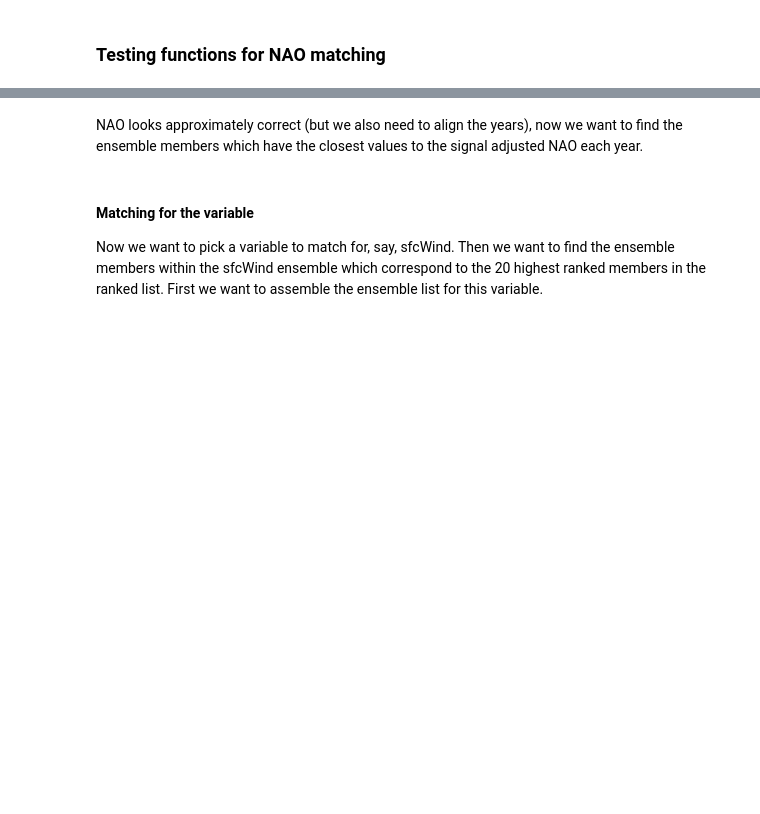
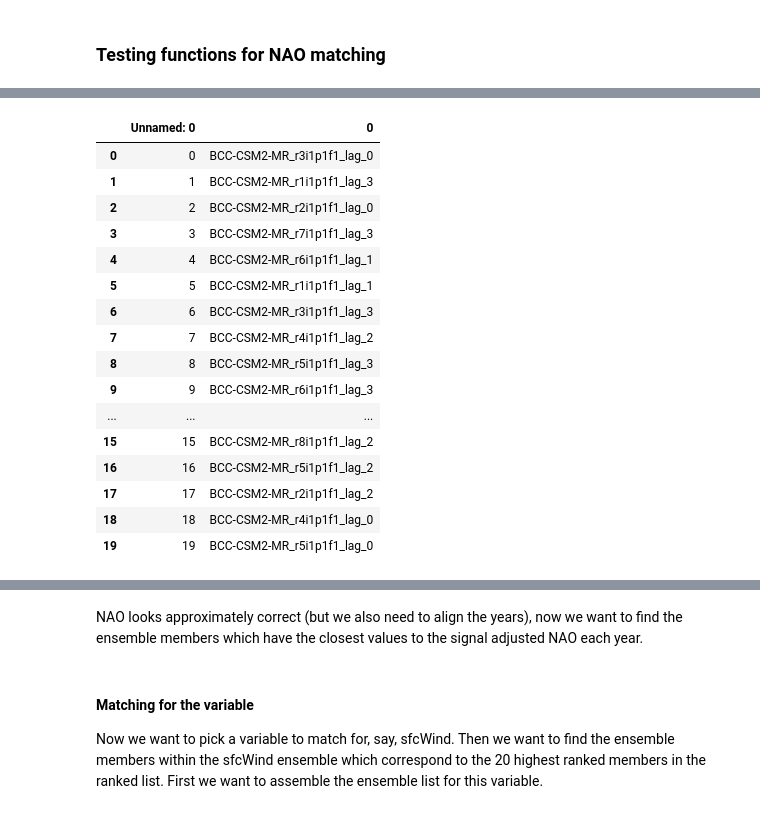
Before and after one commit to benhutchmet/lagging-NAO-test-suite, a Jupyter notebook: testing/testing-nao-matching.ipynb, the cells around one changed output, grey strips where cells are left out. Cells and saved outputs as stored; diff of their text form; code cells hidden in the pictures; blank space fills up the shorter version.

```diff
--- a/testing/testing-nao-matching.ipynb
+++ b/testing/testing-nao-matching.ipynb
@@ -26,0 +49,5 @@ import alternate_lag_functions as funcs
+# %%
+# load in overlapping members 1969
+overlapping_members_1969 = pd.read_csv(
+    "/gws/nopw/j04/canari/users/benhutch/nao_stats_df/testing_nao_matching/overlapping_members_1969_1711017114.6193454.csv"
+)
@@ -26,0 +79,21 @@ import alternate_lag_functions as funcs
+# %%
+# overlapping members 1969
+overlapping_members_1969
+# %% [output]
+|  | Unnamed: 0 | 0 |
+| 0 | 0 | BCC-CSM2-MR_r3i1p1f1_lag_0 |
+| 1 | 1 | BCC-CSM2-MR_r1i1p1f1_lag_3 |
+| 2 | 2 | BCC-CSM2-MR_r2i1p1f1_lag_0 |
+| 3 | 3 | BCC-CSM2-MR_r7i1p1f1_lag_3 |
+| 4 | 4 | BCC-CSM2-MR_r6i1p1f1_lag_1 |
+| 5 | 5 | BCC-CSM2-MR_r1i1p1f1_lag_1 |
+| 6 | 6 | BCC-CSM2-MR_r3i1p1f1_lag_3 |
+| 7 | 7 | BCC-CSM2-MR_r4i1p1f1_lag_2 |
+| 8 | 8 | BCC-CSM2-MR_r5i1p1f1_lag_3 |
+| 9 | 9 | BCC-CSM2-MR_r6i1p1f1_lag_3 |
+| ... | ... | ... |
+| 15 | 15 | BCC-CSM2-MR_r8i1p1f1_lag_2 |
+| 16 | 16 | BCC-CSM2-MR_r5i1p1f1_lag_2 |
+| 17 | 17 | BCC-CSM2-MR_r2i1p1f1_lag_2 |
+| 18 | 18 | BCC-CSM2-MR_r4i1p1f1_lag_0 |
+| 19 | 19 | BCC-CSM2-MR_r5i1p1f1_lag_0 |
```
Also changed, not shown: parts of 19 cells of this notebook, 1 other file.
